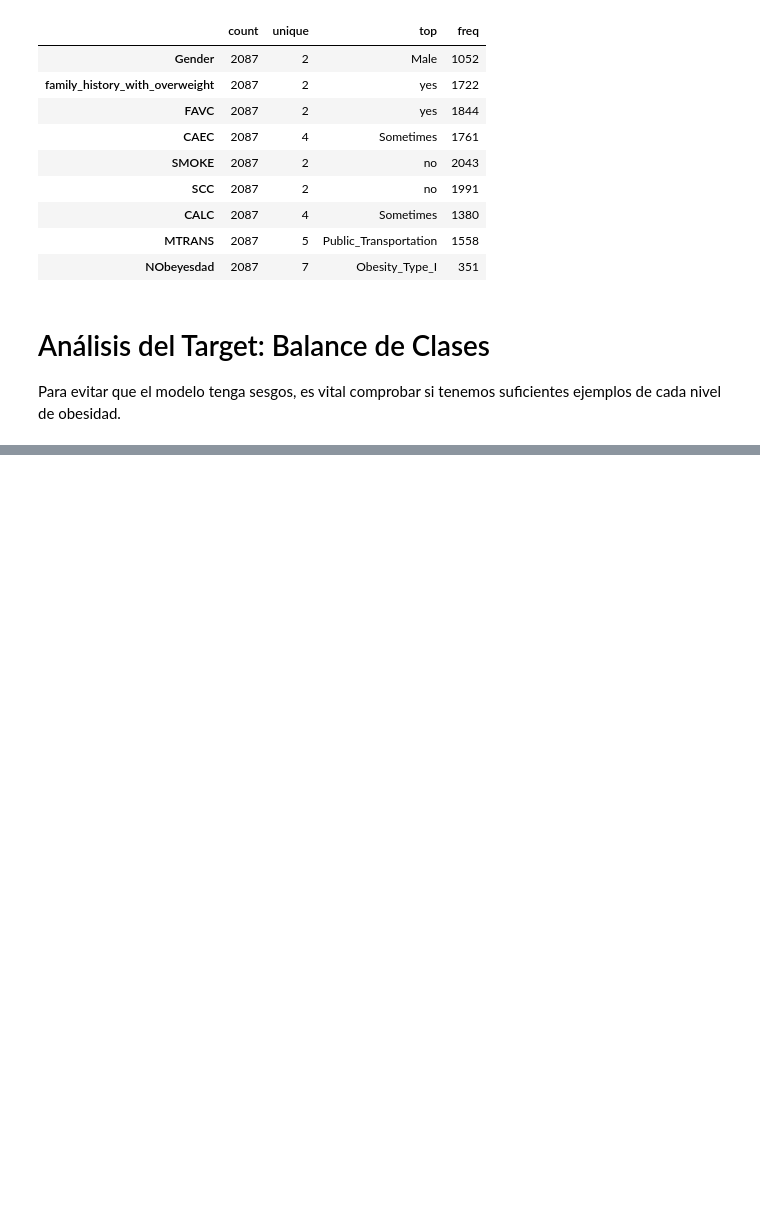
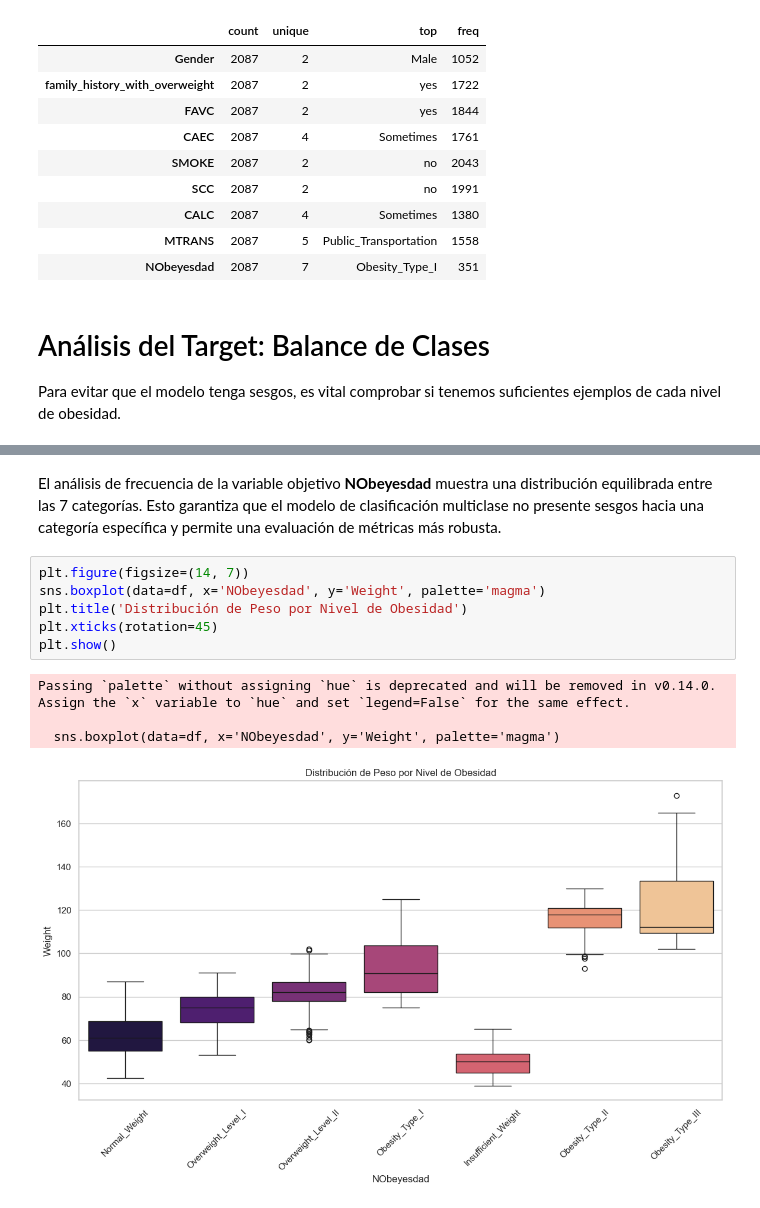
Before and after one commit to Bootcamp-IA-P6/p7_g1_multiclase, a Jupyter notebook: notebooks/eda_obesity_g.ipynb, the cells around one changed output, grey strips where cells are left out. Cells and saved outputs as stored; diff of their text form; blank space fills up the shorter version.

Commit message:
feat: continue EDA with visualizations to explore relationships (#4)

```diff
--- a/notebooks/eda_obesity_g.ipynb
+++ b/notebooks/eda_obesity_g.ipynb
@@ -166 +208,14 @@ Insufficient_Weight    12.884889
 Name: proportion, dtype: float64
+# %% [markdown]
+El análisis de frecuencia de la variable objetivo **NObeyesdad** muestra una distribución equilibrada entre las 7 categorías. Esto garantiza que el modelo de clasificación multiclase no presente sesgos hacia una categoría específica y permite una evaluación de métricas más robusta.
+# %%
+plt.figure(figsize=(14, 7))
+sns.boxplot(data=df, x='NObeyesdad', y='Weight', palette='magma')
+plt.title('Distribución de Peso por Nivel de Obesidad')
+plt.xticks(rotation=45)
+plt.show()
+# %% [output]
+Passing `palette` without assigning `hue` is deprecated and will be removed in v0.14.0. Assign the `x` variable to `hue` and set `legend=False` for the same effect.
+
+  sns.boxplot(data=df, x='NObeyesdad', y='Weight', palette='magma')
+[figure, added]
```
Also changed, not shown: parts of 9 cells of this notebook, 1 other file.
